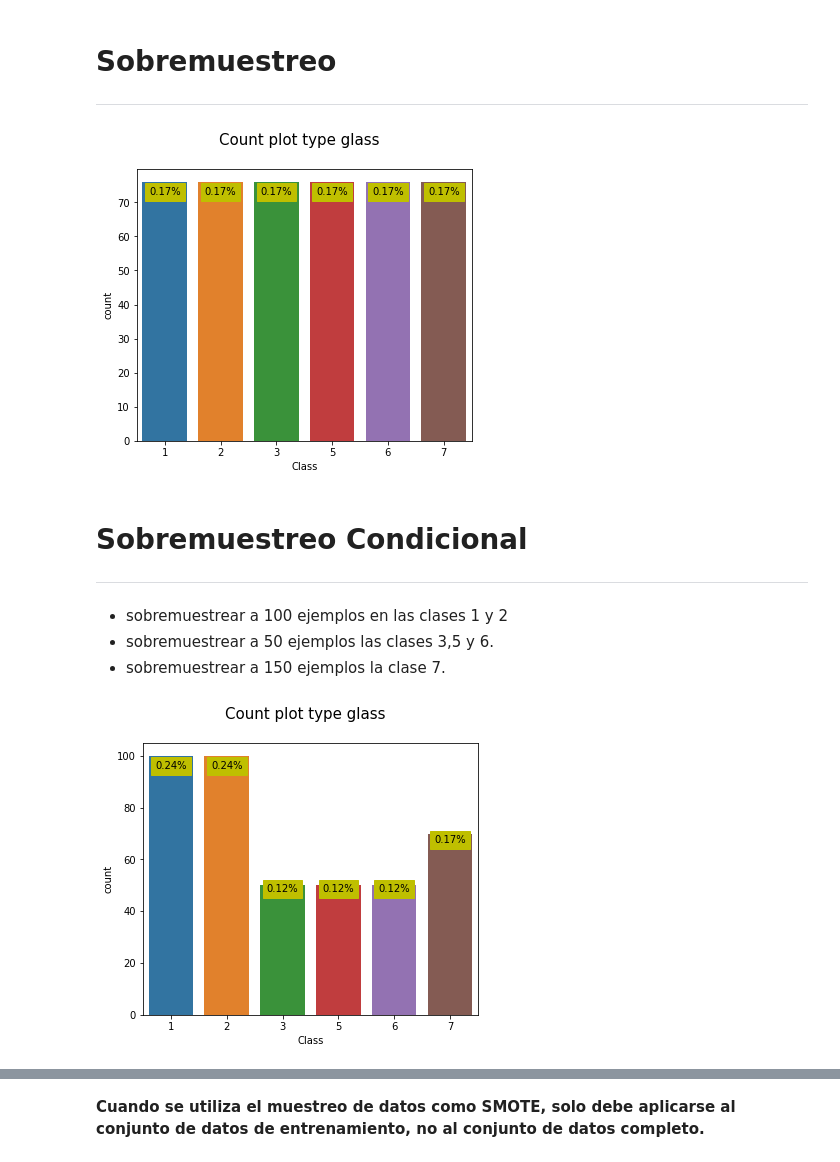
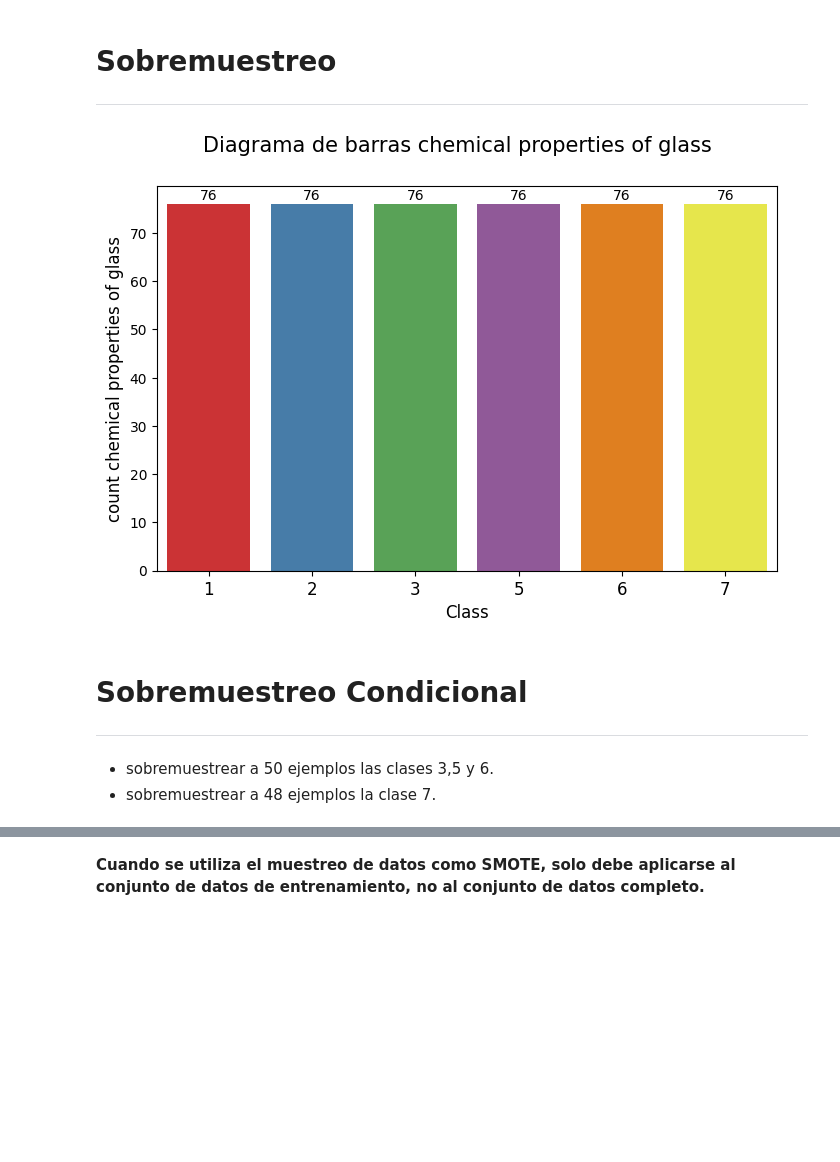
Before and after one commit to Kaiziferr/machine_learning, a Jupyter notebook: DT/01_workshop_oversampling.ipynb, the cells around one changed output, grey strips where cells are left out. Saved outputs shown, nothing was run; the diff lists cells and outputs as text; code cells hidden in the pictures; blank space fills up the shorter version.

```diff
--- a/DT/01_workshop_oversampling.ipynb
+++ b/DT/01_workshop_oversampling.ipynb
@@ -78,3 +68,42 @@ def plot_bars(data, title: str= 'feature', x_size:int=6, y_size:int=5,
+# %%
+def generate_colors(paleta:str="Set1", n_colors:int=15)-> tuple:
+  """color generator"""
+  try:
+    cmap = sns.color_palette(paleta, n_colors).as_hex()
+    list_camp = ListedColormap(cmap)
+    return cmap, list_camp
+  except Exception as e:
+    print(e)
+
+def plot_bar(data:pd.DataFrame, paleta:list=None, figsize_x:int=8, figsize_y:int=5,
+             fontsize:int=15, **kwards)->None:
+  """Grafica un diagrama de barras con multiples caracteristicas"""
+  try:
+    paleta = paleta if paleta !=None else generate_colors()[0]
+    v = kwards
+    ejeX = v["ejeX"]
+
+    fig, ax = plt.subplots(figsize = (figsize_x, figsize_y))
+    fig.suptitle(f'Diagrama de barras {v["title"]}', fontsize=fontsize)
+
+    if type(ejeX) == str:
+      sns.countplot(x=ejeX, data=data, ax = ax, palette=paleta)
+    else:
+      ejeX = v['ejeX'][0]
+      sns.countplot(x=ejeX, hue=v['ejeX'][1], data=data, ax=ax, palette=paleta)
+
+    ax.set_ylabel(v['ejey'], size = 12)
+    ax.set_xlabel(ejeX, size=fontsize-3)
+    ax.set_xticklabels(ax.get_xticklabels(),fontsize = fontsize-3)
+    for p in ax.patches:
+      try:
+        height = int(p.get_height())
+        ax.text(p.get_x()+p.get_width()/2., height + 1,height, ha="center")
+      except:
+        pass
+
+  except Exception as e:
+    print(e)
 # %% [markdown]
 # **Sin Sobremuestreo**
 ---
@@ -93,15 +126,18 @@ X, y = sample_fit()
 #Estimador de sobremuestreo
 oversample = SMOTE()
 X, y = oversample.fit_resample(X, y)
-# %%
-plot_bars(y, 'type glass')
-# %% [output]
-[figure, removed]
+# %%
+plot_bar(
+    pd.concat([X, y], axis=1),
+    ejeX='Class',
+    ejey='count chemical properties of glass',
+    title='chemical properties of glass')
+# %% [output]
+[figure, added]
 # %% [markdown]
 # **Sobremuestreo Condicional**
 ---
-- sobremuestrear a 100 ejemplos en las clases 1 y 2
 - sobremuestrear a 50 ejemplos las clases 3,5 y 6.
-- sobremuestrear a 150 ejemplos la clase 7.
+- sobremuestrear a 48 ejemplos la clase 7.
 # %%
 X, y = sample_fit()
@@ -109,6 +145,2 @@ strategy = {1:100, 2:100, 3:50, 5:50, 6:50, 7:70}
 oversample = SMOTE(sampling_strategy=strategy)
 X, y = oversample.fit_resample(X, y)
-# %%
-plot_bars(y, 'type glass')
-# %% [output]
-[figure, removed]
```
Also changed, not shown: parts of 9 cells of this notebook.
